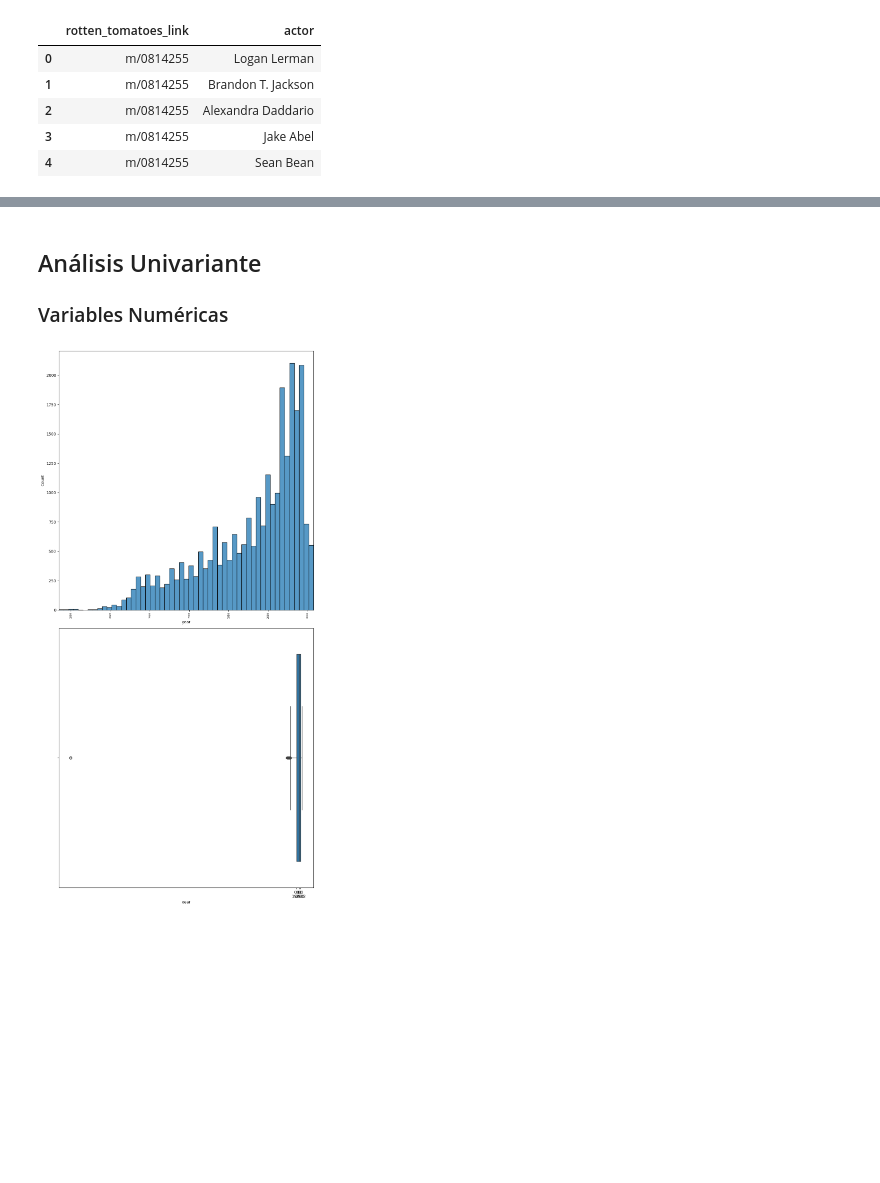
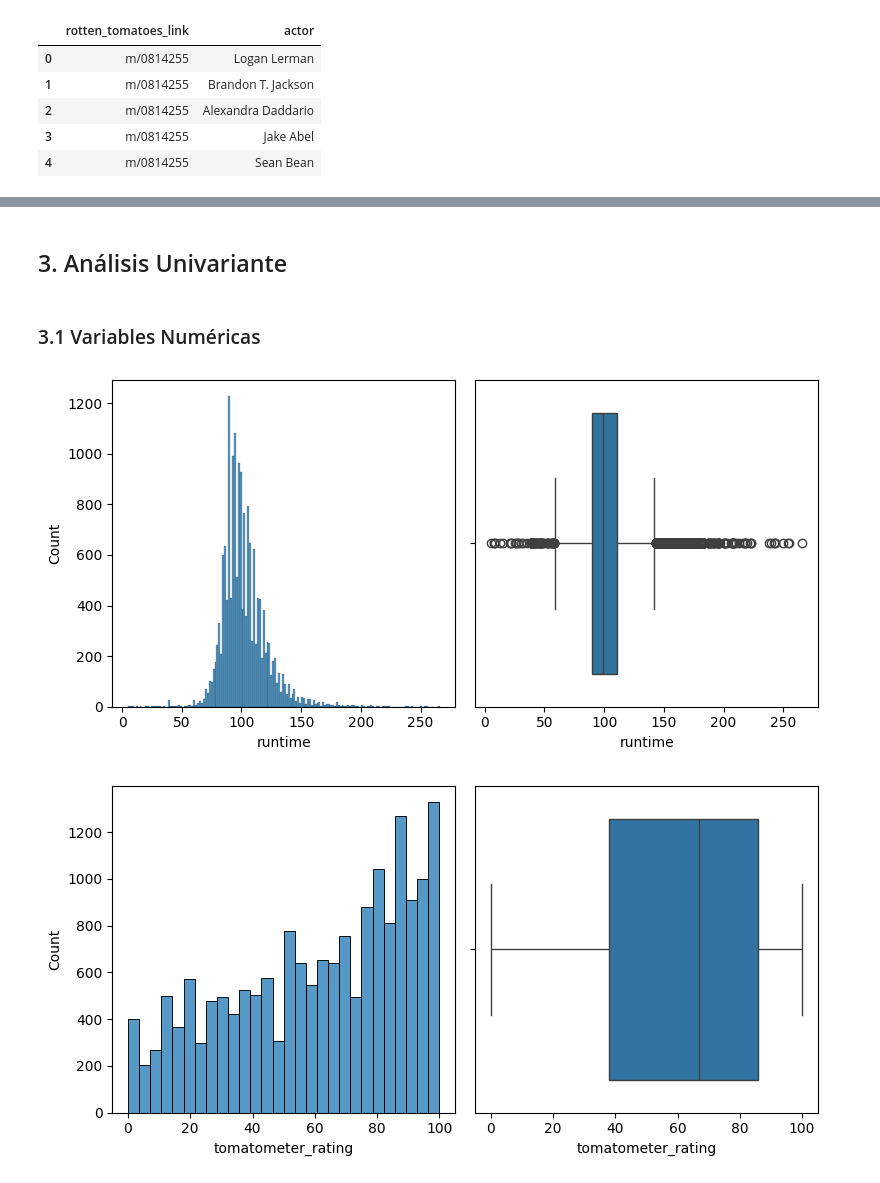
Before and after one commit to magy509/ingenieropg80.Proyecto_final_madre, a Jupyter notebook: src/movies_eda.ipynb, the cells around one changed output, grey strips where cells are left out. Cells and saved outputs as stored; diff of their text form; code cells hidden in the pictures; blank space fills up the shorter version.

```diff
--- a/src/movies_eda.ipynb
+++ b/src/movies_eda.ipynb
@@ -104,3 +287,7 @@ movies["authors"] = movies["authors"].str.split(",")
 # %%
 movies["actors"] = movies["actors"].str.split(",")
+
+movies["actors"] = movies["actors"].apply(
+    lambda lst: [g.strip() for g in lst] if isinstance(lst, list) else []
+)
 # %% [markdown]
@@ -177,30 +364,44 @@ movie_actor.head()
+# %%
+movies["original_release_date"] = pd.to_datetime(movies["original_release_date"], errors="coerce")
+
+#movies["release_timestamp"] = movies["original_release_date"].astype("int64") // 10**9
+
+movies["release_year"] = movies['original_release_date'].dt.year
+
+movies["release_year"] = movies["release_year"].fillna(0).astype(int)
+# %%
+movies["streaming_release_date"] = pd.to_datetime(movies["streaming_release_date"], errors="coerce")
+
+#movies["streaming_timestamp"] = movies["streaming_release_date"].astype("int64") // 10**9
+
+movies["streaming_release_year"] = movies['streaming_release_date'].dt.year
+
+movies["streaming_release_year"] = movies["streaming_release_year"].fillna(0).astype(int)
+# %%
+movies.drop(columns=["original_release_date", "streaming_release_date"], inplace=True)
 # %% [markdown]
-## Análisis Univariante
-
-### Variables Numéricas
+## 3. Análisis Univariante
+# %% [markdown]
+### 3.1 Variables Numéricas
 # %%
-fig, axis = plt.subplots(2, 1, figsize = (10, 20))
+fig, axis = plt.subplots(1, 2, figsize=(8, 4))
 
-sns.histplot(
-    ax=axis[0],
-    data=movies[movies["year"] != 0],  # filtrar year != 0
-    x="year"
-)
-axis[0].set_xlim(movies[movies["year"] != 0]["year"].min(),
-                 movies[movies["year"] != 0]["year"].max())
-axis[0].tick_params(axis='x', rotation=90, labelsize=6)
-
-# Boxplot
-sns.boxplot(ax=axis[1], data=movies, x="year")
-
-# Obtener cuartiles de los datos
-q1, q2, q3 = np.percentile(movies[movies["year"] > 1800]["year"], [25, 50, 75])
-
-# Mostrar solo cuartiles en el eje X
-axis[1].set_xticks([q1, q2, q3])
-axis[1].set_xticklabels([f"Q1\n{int(q1)}", f"Q2\n{int(q2)}", f"Q3\n{int(q3)}"])
+# runtime
+sns.histplot(ax = axis[0], data = movies, x = "runtime")
+sns.boxplot(ax = axis[1], data = movies, x = "runtime")
 
 plt.tight_layout()
 plt.show()
 # %% [output]
-[figure, old version]
+[figure, new version]
+# %%
+fig, axis = plt.subplots(1, 2, figsize=(8, 4))
+
+# tomatometer_rating
+sns.histplot(ax = axis[0], data = movies, x = "tomatometer_rating")
+sns.boxplot(ax = axis[1], data = movies, x = "tomatometer_rating")
+
+plt.tight_layout()
+plt.show()
+# %% [output]
+[figure, added]
```
Also changed, not shown: parts of 138 cells of this notebook, 1 other file.
